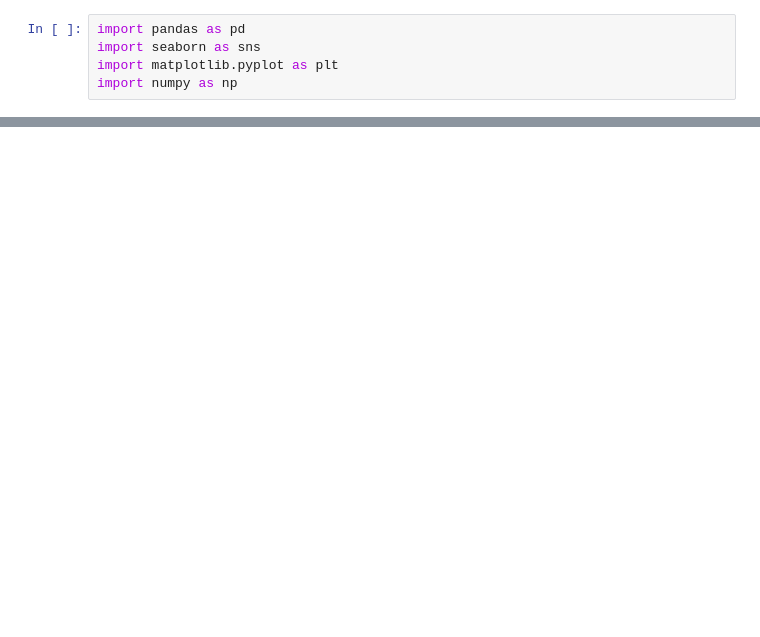
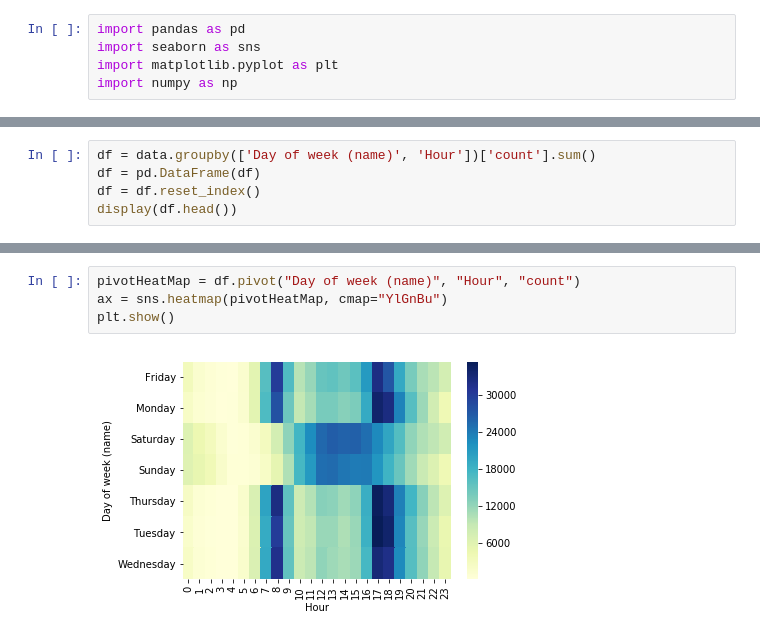
Before and after one commit to bastienchabal/GLO-4027, a Jupyter notebook: knime/heatmap/WIP.ipynb, the cells around one changed output, grey strips where cells are left out. Cells and saved outputs as stored; diff of their text form; blank space fills up the shorter version.

Commit message:
Created heatmap

```diff
--- a/knime/heatmap/WIP.ipynb
+++ b/knime/heatmap/WIP.ipynb
@@ -28,0 +36,5 @@ dir(data)
+# %%
+df = data.groupby(['Day of week (name)', 'Hour'])['count'].sum()
+df = pd.DataFrame(df)
+df = df.reset_index()
+display(df.head())
@@ -28,0 +48,6 @@ dir(data)
+# %%
+pivotHeatMap = df.pivot("Day of week (name)", "Hour", "count")
+ax = sns.heatmap(pivotHeatMap, cmap="YlGnBu")
+plt.show()
+# %% [output]
+[figure, added]
```
Also changed, not shown: parts of 4 cells of this notebook, 1 other file.
